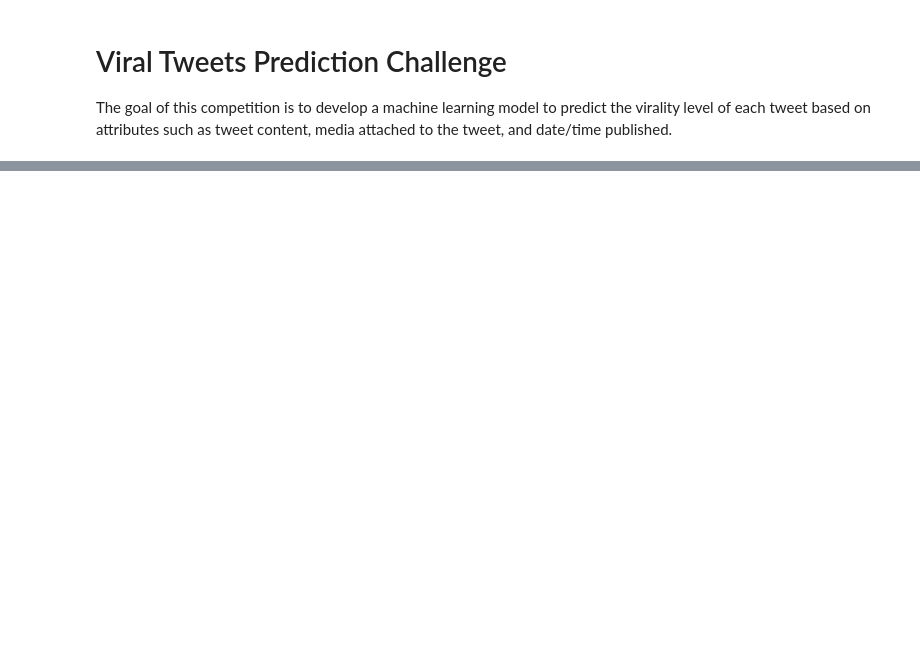
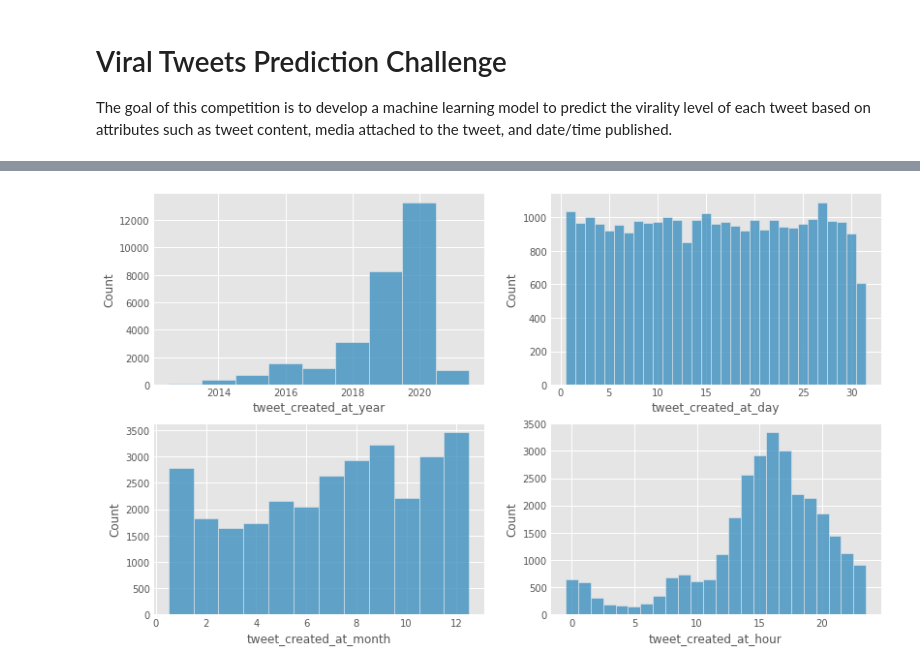
Before and after one commit to shpatrickguo/bitgrit, a Jupyter notebook: Viral Tweets Prediction Challenge/Viral Tweets Prediction Challenge.ipynb, the cells around one changed output, grey strips where cells are left out. Drawn from its saved outputs; the diff is of its cells as text; code cells hidden in the pictures; blank space fills up the shorter version.

```diff
--- a/Viral Tweets Prediction Challenge/Viral Tweets Prediction Challenge.ipynb
+++ b/Viral Tweets Prediction Challenge/Viral Tweets Prediction Challenge.ipynb
@@ -11,6 +11,7 @@ import numpy as np
 import seaborn as sns
 import matplotlib.pyplot as plt
 %matplotlib inline
+plt.style.use('ggplot')
 
 # Model building
 import lightgbm as lgb
@@ -40,0 +114,10 @@ user_vectorized_profile_images = pd.read_csv(users_path + 'user_vectorized_profi
+# %%
+fig, axs = plt.subplots(2, 2, figsize=(12, 8))
+
+sns.histplot(train_tweets, x = 'tweet_created_at_year', discrete = True, ax = axs[0,0])
+sns.histplot(train_tweets, x = 'tweet_created_at_day', discrete = True, ax = axs[0,1])
+sns.histplot(train_tweets, x = 'tweet_created_at_month', discrete = True, ax = axs[1,0])
+sns.histplot(train_tweets, x = 'tweet_created_at_hour', discrete = True, ax = axs[1,1])
+plt.show()
+# %% [output]
+[figure, added]
```
Also changed, not shown: parts of 23 cells of this notebook, 1 other file.
